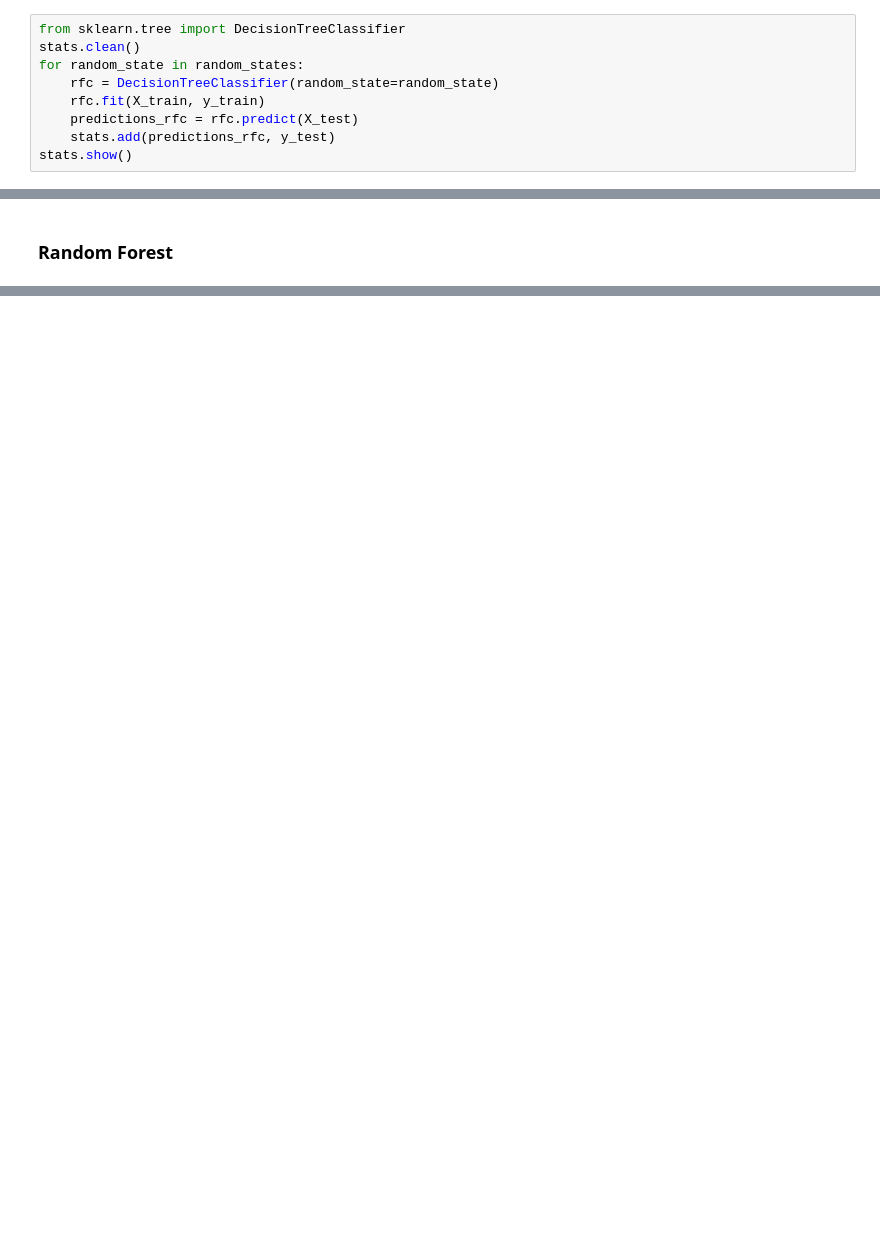
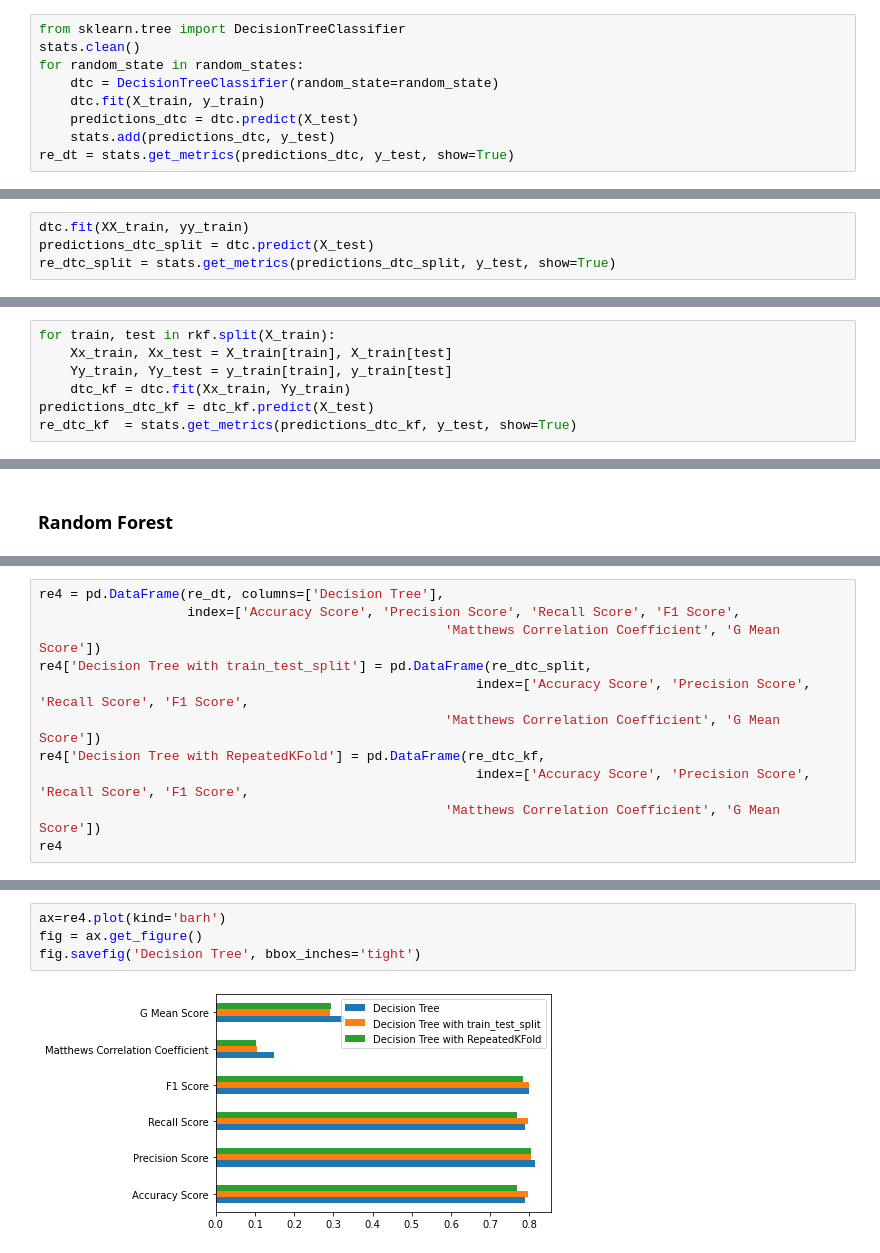
Before and after one commit to yayapa/SDAPraktikum, a Jupyter notebook: E4/Baseline.ipynb, the cells around one changed output, grey strips where cells are left out. Cells and saved outputs as stored; diff of their text form; blank space fills up the shorter version.

```diff
--- a/E4/Baseline.ipynb
+++ b/E4/Baseline.ipynb
@@ -133,9 +250,9 @@ G Mean Score ->  (0.0, 0.0)
 from sklearn.tree import DecisionTreeClassifier
 stats.clean()
 for random_state in random_states:
-    rfc = DecisionTreeClassifier(random_state=random_state)
-    rfc.fit(X_train, y_train)
-    predictions_rfc = rfc.predict(X_test)
-    stats.add(predictions_rfc, y_test)
-stats.show()
+    dtc = DecisionTreeClassifier(random_state=random_state)
+    dtc.fit(X_train, y_train)
+    predictions_dtc = dtc.predict(X_test)
+    stats.add(predictions_dtc, y_test)
+re_dt = stats.get_metrics(predictions_dtc, y_test, show=True)
 # %% [output]
@@ -147,0 +267,4 @@ G Mean Score ->  (0.0, 0.0)
+# %%
+dtc.fit(XX_train, yy_train)
+predictions_dtc_split = dtc.predict(X_test)
+re_dtc_split = stats.get_metrics(predictions_dtc_split, y_test, show=True)
@@ -147,0 +280,7 @@ G Mean Score ->  (0.0, 0.0)
+# %%
+for train, test in rkf.split(X_train):
+    Xx_train, Xx_test = X_train[train], X_train[test]
+    Yy_train, Yy_test = y_train[train], y_train[test]
+    dtc_kf = dtc.fit(Xx_train, Yy_train)
+predictions_dtc_kf = dtc_kf.predict(X_test)
+re_dtc_kf  = stats.get_metrics(predictions_dtc_kf, y_test, show=True)
@@ -165,0 +398,11 @@ G Mean Score ->  (0.06246950475544242, 0.07650920556760059)
+# %%
+re4 = pd.DataFrame(re_dt, columns=['Decision Tree'],
+                   index=['Accuracy Score', 'Precision Score', 'Recall Score', 'F1 Score',
+                                                    'Matthews Correlation Coefficient', 'G Mean Score'])
+re4['Decision Tree with train_test_split'] = pd.DataFrame(re_dtc_split,
+                                                        index=['Accuracy Score', 'Precision Score', 'Recall Score', 'F1 Score',
+                                                    'Matthews Correlation Coefficient', 'G Mean Score'])
+re4['Decision Tree with RepeatedKFold'] = pd.DataFrame(re_dtc_kf,
+                                                        index=['Accuracy Score', 'Precision Score', 'Recall Score', 'F1 Score',
+                                                    'Matthews Correlation Coefficient', 'G Mean Score'])
+re4
@@ -165,0 +459,6 @@ G Mean Score ->  (0.06246950475544242, 0.07650920556760059)
+# %%
+ax=re4.plot(kind='barh')
+fig = ax.get_figure()
+fig.savefig('Decision Tree', bbox_inches='tight')
+# %% [output]
+[figure, added]
```
Also changed, not shown: parts of 37 cells of this notebook.
